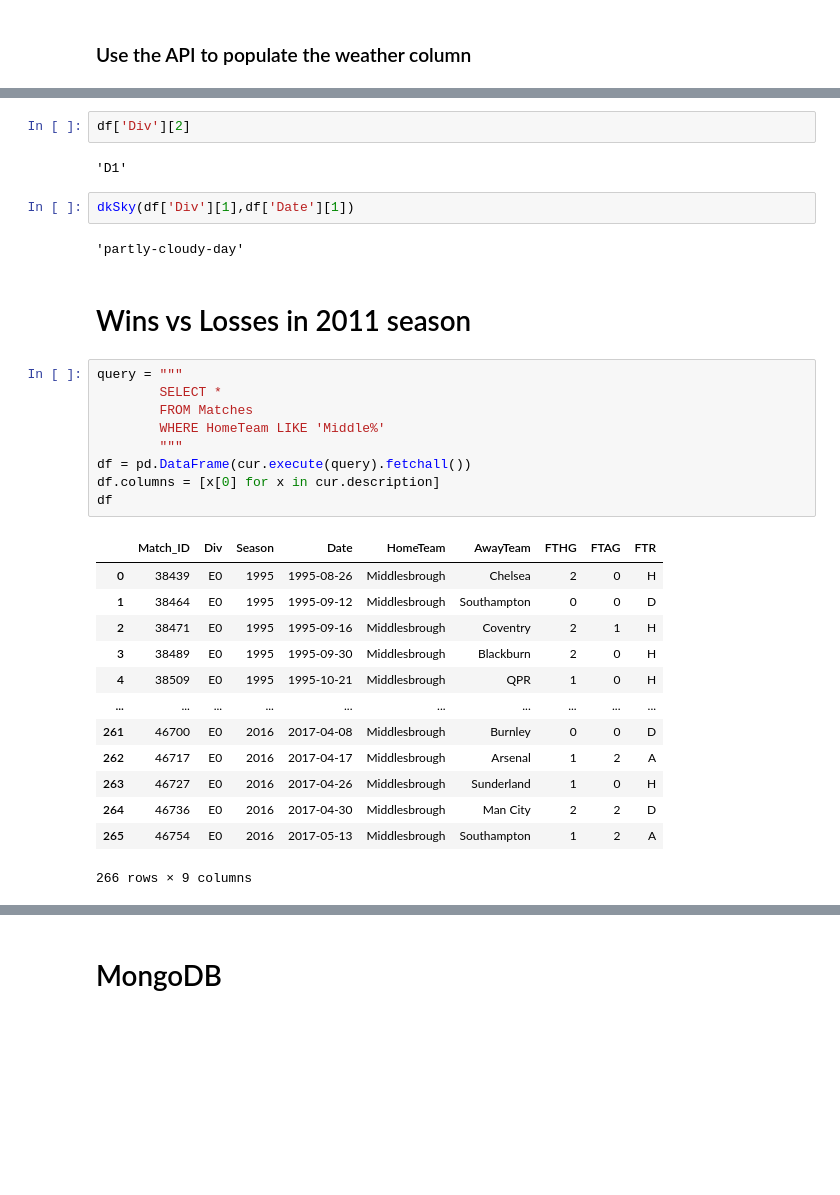
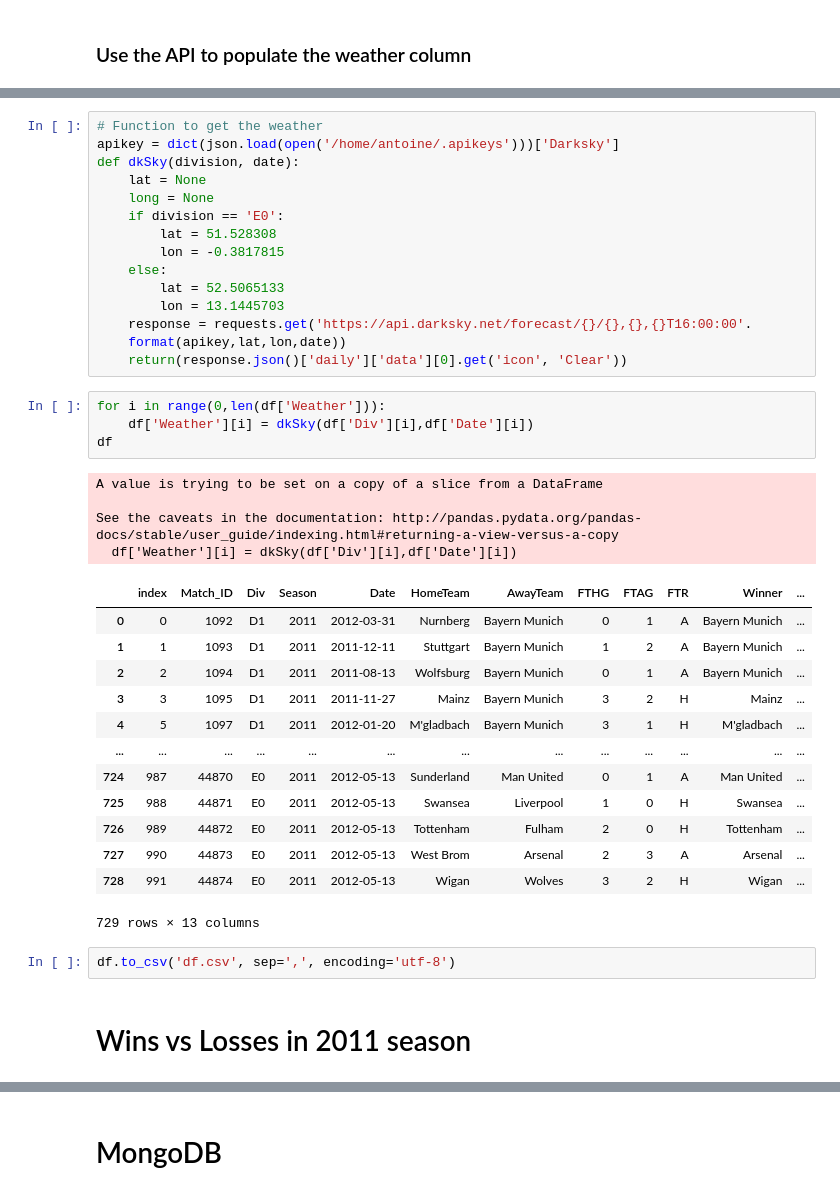
Before and after one commit to aghilissen/FootballAndWeather, a Jupyter notebook: index.ipynb, the cells around one changed output, grey strips where cells are left out. Cells and saved outputs as stored; diff of their text form; blank space fills up the shorter version.

```diff
--- a/index.ipynb
+++ b/index.ipynb
@@ -148,33 +86,41 @@ KeyboardInterrupt:
-# %%
-df['Div'][2]
-# %% [output]
-'D1'
-# %%
-dkSky(df['Div'][1],df['Date'][1])
-# %% [output]
-'partly-cloudy-day'
+# %%
+# Function to get the weather
+apikey = dict(json.load(open('/home/antoine/.apikeys')))['Darksky']
+def dkSky(division, date):
+    lat = None
+    long = None
+    if division == 'E0':
+        lat = 51.528308
+        lon = -0.3817815
+    else:
+        lat = 52.5065133
+        lon = 13.1445703
+    response = requests.get('https://api.darksky.net/forecast/{}/{},{},{}T16:00:00'.
+    format(apikey,lat,lon,date))
+    return(response.json()['daily']['data'][0].get('icon', 'Clear'))
+# %%
+for i in range(0,len(df['Weather'])):
+    df['Weather'][i] = dkSky(df['Div'][i],df['Date'][i])
+df
+# %% [output]
+A value is trying to be set on a copy of a slice from a DataFrame
+
+See the caveats in the documentation: http://pandas.pydata.org/pandas-docs/stable/user_guide/indexing.html#returning-a-view-versus-a-copy
+  df['Weather'][i] = dkSky(df['Div'][i],df['Date'][i])
+|  | index | Match_ID | Div | Season | Date | HomeTeam | AwayTeam | FTHG | FTAG | FTR | Winner | ... |
+| 0 | 0 | 1092 | D1 | 2011 | 2012-03-31 | Nurnberg | Bayern Munich | 0 | 1 | A | Bayern Munich | ... |
+| 1 | 1 | 1093 | D1 | 2011 | 2011-12-11 | Stuttgart | Bayern Munich | 1 | 2 | A | Bayern Munich | ... |
+| 2 | 2 | 1094 | D1 | 2011 | 2011-08-13 | Wolfsburg | Bayern Munich | 0 | 1 | A | Bayern Munich | ... |
+| 3 | 3 | 1095 | D1 | 2011 | 2011-11-27 | Mainz | Bayern Munich | 3 | 2 | H | Mainz | ... |
+| 4 | 5 | 1097 | D1 | 2011 | 2012-01-20 | M'gladbach | Bayern Munich | 3 | 1 | H | M'gladbach | ... |
+| ... | ... | ... | ... | ... | ... | ... | ... | ... | ... | ... | ... | ... |
+| 724 | 987 | 44870 | E0 | 2011 | 2012-05-13 | Sunderland | Man United | 0 | 1 | A | Man United | ... |
+| 725 | 988 | 44871 | E0 | 2011 | 2012-05-13 | Swansea | Liverpool | 1 | 0 | H | Swansea | ... |
+| 726 | 989 | 44872 | E0 | 2011 | 2012-05-13 | Tottenham | Fulham | 2 | 0 | H | Tottenham | ... |
+| 727 | 990 | 44873 | E0 | 2011 | 2012-05-13 | West Brom | Arsenal | 2 | 3 | A | Arsenal | ... |
+| 728 | 991 | 44874 | E0 | 2011 | 2012-05-13 | Wigan | Wolves | 3 | 2 | H | Wigan | ... |
+729 rows × 13 columns
+# %%
+df.to_csv('df.csv', sep=',', encoding='utf-8')
 # %% [markdown]
 # Wins vs Losses in 2011 season
-# %%
-query = """
-        SELECT *
-        FROM Matches
-        WHERE HomeTeam LIKE 'Middle%'
-        """
-df = pd.DataFrame(cur.execute(query).fetchall())
-df.columns = [x[0] for x in cur.description]
-df
-# %% [output]
-|  | Match_ID | Div | Season | Date | HomeTeam | AwayTeam | FTHG | FTAG | FTR |
-| 0 | 38439 | E0 | 1995 | 1995-08-26 | Middlesbrough | Chelsea | 2 | 0 | H |
-| 1 | 38464 | E0 | 1995 | 1995-09-12 | Middlesbrough | Southampton | 0 | 0 | D |
-| 2 | 38471 | E0 | 1995 | 1995-09-16 | Middlesbrough | Coventry | 2 | 1 | H |
-| 3 | 38489 | E0 | 1995 | 1995-09-30 | Middlesbrough | Blackburn | 2 | 0 | H |
-| 4 | 38509 | E0 | 1995 | 1995-10-21 | Middlesbrough | QPR | 1 | 0 | H |
-| ... | ... | ... | ... | ... | ... | ... | ... | ... | ... |
-| 261 | 46700 | E0 | 2016 | 2017-04-08 | Middlesbrough | Burnley | 0 | 0 | D |
-| 262 | 46717 | E0 | 2016 | 2017-04-17 | Middlesbrough | Arsenal | 1 | 2 | A |
-| 263 | 46727 | E0 | 2016 | 2017-04-26 | Middlesbrough | Sunderland | 1 | 0 | H |
-| 264 | 46736 | E0 | 2016 | 2017-04-30 | Middlesbrough | Man City | 2 | 2 | D |
-| 265 | 46754 | E0 | 2016 | 2017-05-13 | Middlesbrough | Southampton | 1 | 2 | A |
-266 rows × 9 columns
```
Also changed, not shown: parts of 16 cells of this notebook, 1 other file.
